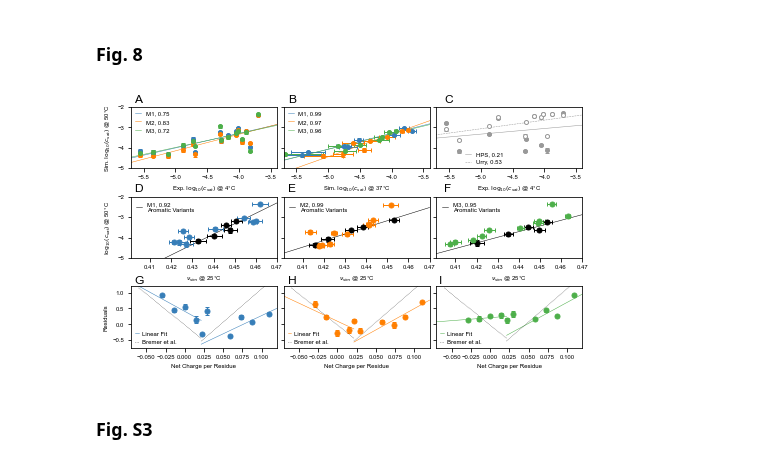
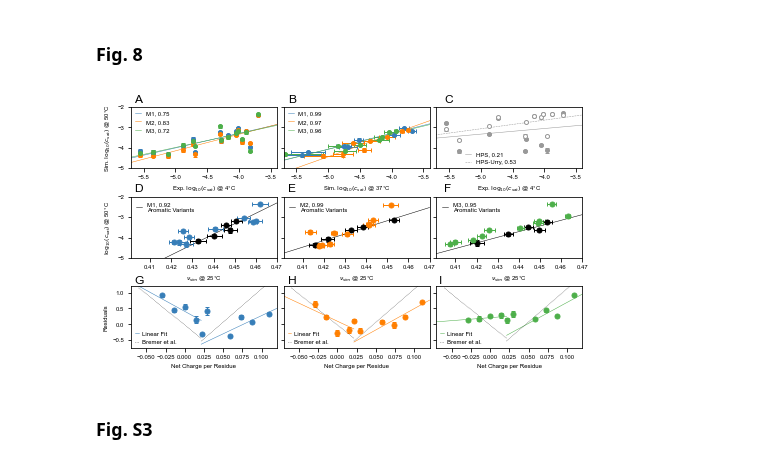
Before and after one commit to KULL-Centre/papers, a Jupyter notebook: 2021/CG-IDPs-Tesei-et-al/analyses_and_figures.ipynb, the cells around one changed output. Drawn from its saved outputs; the diff is of its cells as text; code cells hidden in the pictures.

```diff
--- a/2021/CG-IDPs-Tesei-et-al/analyses_and_figures.ipynb
+++ b/2021/CG-IDPs-Tesei-et-al/analyses_and_figures.ipynb
@@ -1217,7 +1217,7 @@ for i,(m,l) in enumerate(zip(['M1_dil','M2_dil','M3_dil'],['M1','M2','M3'])):
 variants = ['M12FP12Y','P4D','A1','P2R','P7KP12D','P7FM7Y','M8FP4Y','M3RP3K',
             'M4D','P12D','M9FP3Y','P7R']
 
-for m,l,mfc,ls in zip(['HPS_dil','Urry_dil'],['HPS','Urry'], [cm[3],'w'], ['-','--']):
+for m,l,mfc,ls in zip(['HPS_dil','Urry_dil'],['HPS','HPS-Urry'], [cm[3],'w'], ['-','--']):
     pr = pearsonr(rho_dense_v.loc[variants,'Exp'],rho_dense_v.loc[variants,m])[0]
     popt,_ = curve_fit(lambda x,a,b : a*x+b,rho_dense_v.loc[variants,'Exp'],rho_dense_v.loc[variants,m])
     x = np.linspace(-5.8,-3.3,1000)
@@ -1286,34 +1286,34 @@ for i in [1,2]:
     middle[i].set_yticklabels([])
     down[i].set_yticklabels([])
 
 leg = up[0].legend(frameon=False,ncol=1,handlelength=1,columnspacing=1.4,loc=(.01,.54))
 leg._legend_box.align = "right"
 leg = up[1].legend(frameon=False,ncol=1,handlelength=1,columnspacing=1.4,loc=(.01,.54))
 leg._legend_box.align = "right"
 leg = up[2].legend(frameon=False,ncol=1,handlelength=1,columnspacing=1.4,loc=(.18,.01))
 leg._legend_box.align = "right"
 
 for i in [0,1,2]:
     leg = down[i].legend(frameon=False,ncol=1,handlelength=.6,handletextpad=.5,
                          columnspacing=1.4,loc=(.01,.01))
     leg._legend_box.align = "left"
 
 middle[0].set_ylabel('$\log_{10}(c_{sat})$ @ 50$^{\circ}$C')
 down[0].set_ylabel('Residuals')
 
 fig.text(0.085, .965, 'A', fontsize=12)
 fig.text(0.39, .965, 'B', fontsize=12)
 fig.text(0.7, .965, 'C', fontsize=12)
 fig.text(0.085, .655, 'D', fontsize=12)
 fig.text(0.39, .655, 'E', fontsize=12)
 fig.text(0.7, .655, 'F', fontsize=12)
 fig.text(0.085, .338, 'G', fontsize=12)
 fig.text(0.39, .338, 'H', fontsize=12)
 fig.text(0.69, .338, 'I', fontsize=12)
 plt.tight_layout(w_pad=0.4,h_pad=0.1,pad=2)
 plt.savefig('figures/Fig8.png',dpi=300)
 # %% [output]
-[figure, old version]
+[figure, new version]
 # %% [markdown]
 <a id='S3'></a>
 
```
Also changed, not shown: parts of 1 cell of this notebook, 34 other files.
